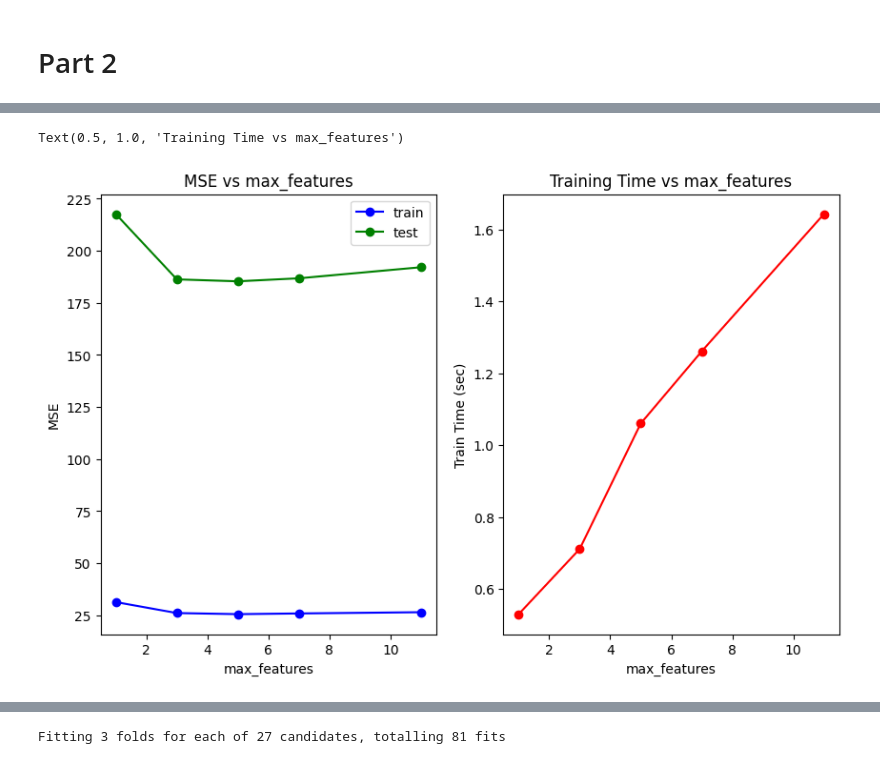
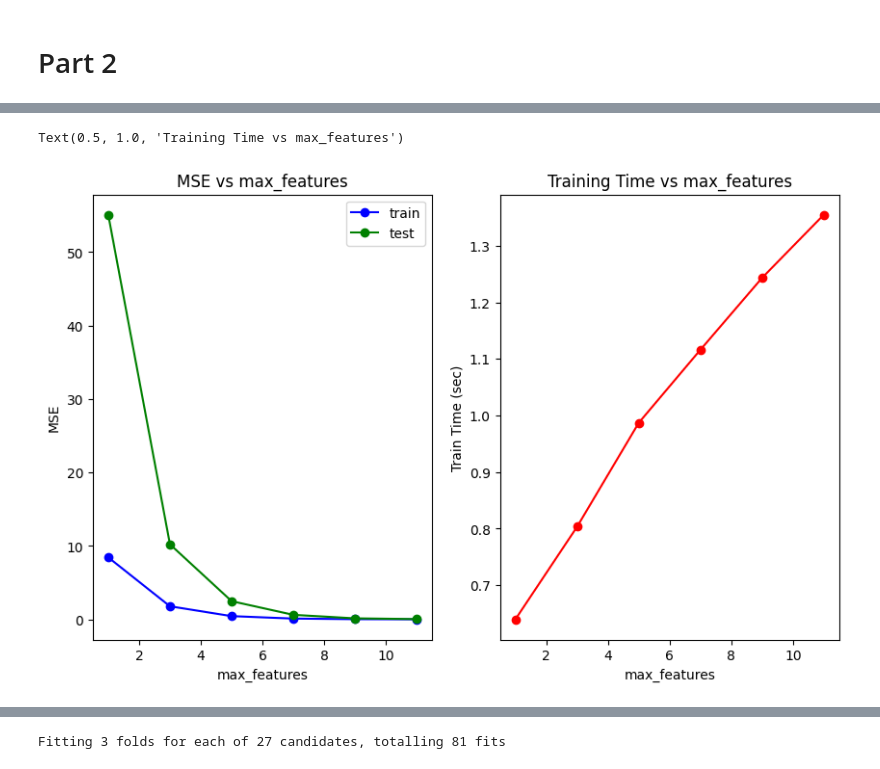
Before and after one commit to Krescenskok/DataScienceSessions, a Jupyter notebook: RandomForestAnalysis.ipynb, the cells around one changed output, grey strips where cells are left out. Cells and saved outputs as stored; diff of their text form; code cells hidden in the pictures.

Commit message:
add remaining random forest model info

```diff
--- a/RandomForestAnalysis.ipynb
+++ b/RandomForestAnalysis.ipynb
@@ -595,4 +575,7 @@ params = {'n_estimators': [10, 25, 100, 250, 500],
 
 #instantiate the grid search to find best 'n_estimators'
 grid_search = GridSearchCV(estimator = rf, param_grid = params,
-                          cv = 3, scoring = mse, n_jobs = -1, verbose = 2, return_train_score=True)
+                          cv = 3, scoring = 'neg_mean_squared_error', n_jobs = -1, verbose = 2, return_train_score=True)
+
+#fit the model
+grid_search.fit(X_train, y_train)
@@ -628,11 +618,11 @@ Text(0.5, 1.0, 'Training Time vs n_estimators')
 # %%
 #identify params to test max features only
-params2 = {'max_features': [1, 3, 5, 7, 11],
+params2 = {'max_features': [1, 3, 5, 7, 9, 11, 12],
          }
 
 #instantiate the grid search to find best 'max features'
 grid_search2 = GridSearchCV(estimator = rf, param_grid = params2,
-                          cv = 3, scoring = mse, n_jobs = -1, verbose = 2, return_train_score=True)
+                          cv = 3, scoring = 'neg_mean_squared_error', n_jobs = -1, verbose = 2, return_train_score=True)
 
 #fit the model
 grid_search2.fit(X_train, y_train)
@@ -646,19 +640,19 @@ GridSearchCV(cv=3, estimator=RandomForestRegressor(random_state=0), n_jobs=-1,
 # %%
 #build plot and subplots
 plt.subplots(1, 2, figsize=(10, 6))
 plt.subplot(121)
-plt.plot(list(grid_search2.cv_results_['param_max_features']), grid_search2.cv_results_['mean_train_score'], 'bo-', label = 'train')
-plt.plot(list(grid_search2.cv_results_['param_max_features']), grid_search2.cv_results_['mean_test_score'], 'go-', label = 'test')
+plt.plot(list(grid_search2.cv_results_['param_max_features']), -grid_search2.cv_results_['mean_train_score'], 'bo-', label = 'train')
+plt.plot(list(grid_search2.cv_results_['param_max_features']), -grid_search2.cv_results_['mean_test_score'], 'go-', label = 'test')
 plt.legend()
 plt.xlabel('max_features')
 plt.ylabel('MSE')
 plt.title('MSE vs max_features')
 
 plt.subplot(122)
 plt.plot(grid_search2.cv_results_['param_max_features'], grid_search2.cv_results_['mean_fit_time'], 'ro-')
 plt.xlabel('max_features')
 plt.ylabel('Train Time (sec)')
 plt.title('Training Time vs max_features')
 # %% [output]
 Text(0.5, 1.0, 'Training Time vs max_features')
-[figure, old version]
+[figure, new version]
```
Also changed, not shown: parts of 48 cells of this notebook, 1 other file.
